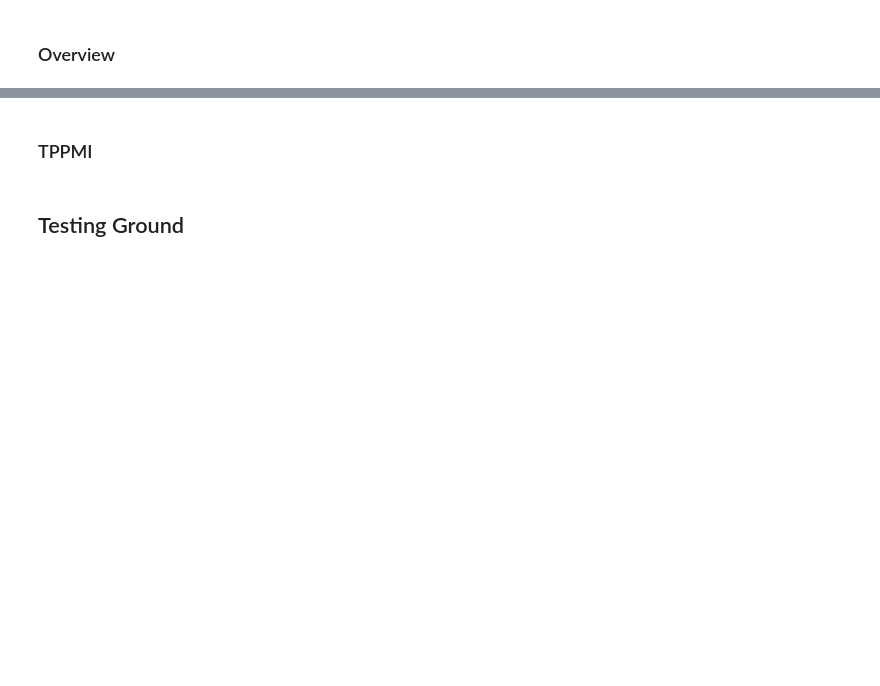
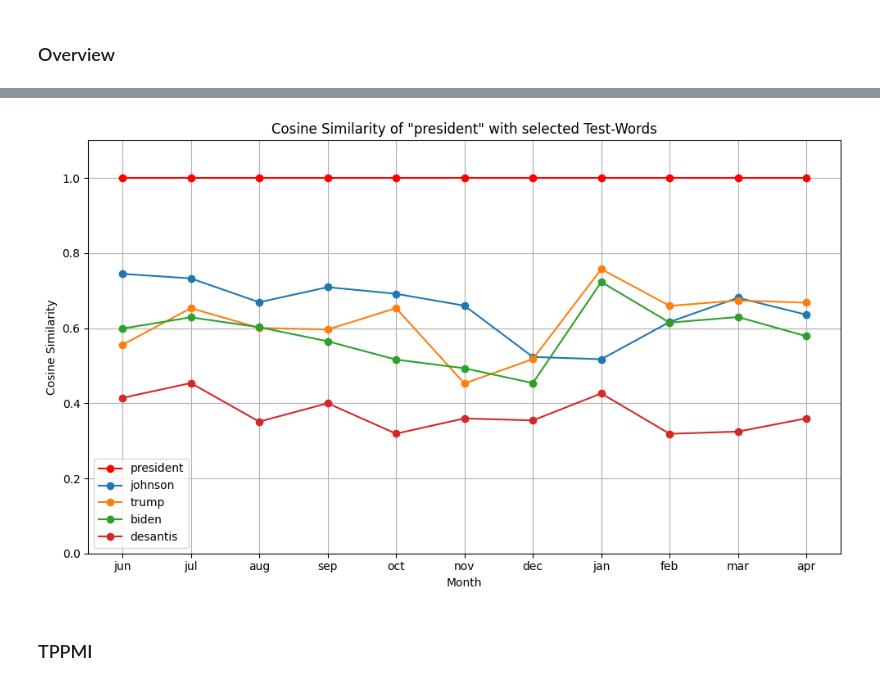
Before and after one commit to FlackoJodye1/temporal-word-embeddings, a Jupyter notebook: model-analysis.ipynb, the cells around one changed output, grey strips where cells are left out. Drawn from its saved outputs; the diff is of its cells as text; code cells hidden in the pictures; blank space fills up the shorter version.

```diff
--- a/model-analysis.ipynb
+++ b/model-analysis.ipynb
@@ -320 +217,4 @@ selected_models_monthly_colorado_springs = {f"model_{month}": models_monthly[f"m
+# %%
+target_word = "president"
+test_words = ["johnson", "trump", "biden", "desantis"]
 # %%
@@ -336,2 +242,6 @@ plot_cosine_similarity(target_word_colorado_springs, test_words_colorado_springs
+# %%
+plot_cosine_similarity(target_word, test_words, models_monthly)
+# %% [output]
+[figure, added]
 # %% [markdown]
 ### TPPMI
@@ -346,2 +247,0 @@ plot_word_vectors_tppmi(tppmi_model.get_2d_representation(test_words_colorado_sp
-# %% [markdown]
-## Testing Ground
```
Also changed, not shown: parts of 80 cells of this notebook, 3 other files.
